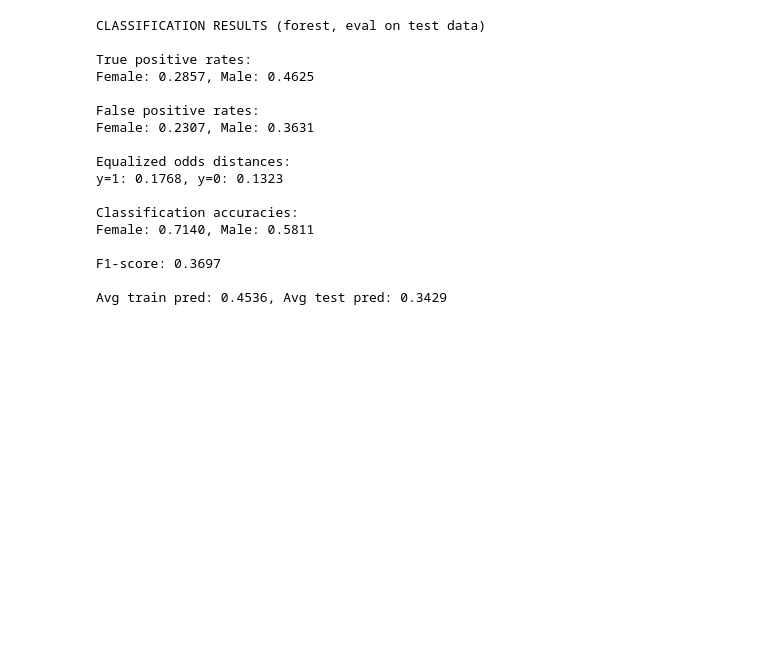
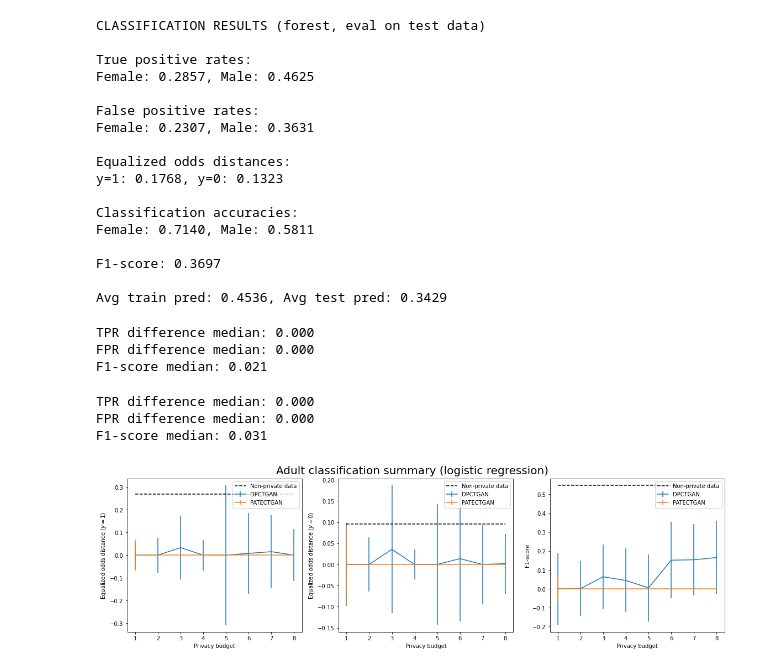
Before and after one commit to kgrabarz/microsoft_capstone_fall_2021, a Jupyter notebook: Code/Pipelines_and_EDA/Adult_Synthetic_Data_Distributions.ipynb, the cells around one changed output. Cells and saved outputs as stored; diff of their text form; code cells hidden in the pictures; blank space fills up the shorter version.

Commit message:
added functions for results generation (table and plots)

```diff
--- a/Code/Pipelines_and_EDA/Adult_Synthetic_Data_Distributions.ipynb
+++ b/Code/Pipelines_and_EDA/Adult_Synthetic_Data_Distributions.ipynb
@@ -432,0 +606,28 @@ Avg train pred: 0.4536, Avg test pred: 0.3429
+# %%
+# Specify list of epsilons
+epsilon_list=[1.0,2.0,3.0,4.0,5.0,6.0,7.0,8.0]
+# %%
+# Plot the table metrics for DPCTGAN with logistic regression
+tpr_diff_median, fpr_diff_median, f1_score_median = get_adult_table_metrics("DPCTGAN", epsilon_list=epsilon_list, nreps=10, classifier="logistic", test_df=non_priv_test)
+print(f"TPR difference median: {tpr_diff_median:.3f}")
+print(f"FPR difference median: {fpr_diff_median:.3f}")
+print(f"F1-score median: {f1_score_median:.3f}")
+# %% [output]
+TPR difference median: 0.000
+FPR difference median: 0.000
+F1-score median: 0.021
+# %%
+# Plot the table metrics for DPCTGAN with logistic regression
+tpr_diff_median, fpr_diff_median, f1_score_median = get_adult_table_metrics("DPCTGAN", epsilon_list=epsilon_list, nreps=10, classifier="forest", test_df=non_priv_test)
+print(f"TPR difference median: {tpr_diff_median:.3f}")
+print(f"FPR difference median: {fpr_diff_median:.3f}")
+print(f"F1-score median: {f1_score_median:.3f}")
+# %% [output]
+TPR difference median: 0.000
+FPR difference median: 0.000
+F1-score median: 0.031
+# %%
+# Plot classification summary for logistic regression
+get_adult_epsilon_plots(["DPCTGAN", "PATECTGAN"], epsilon_list=epsilon_list, nreps=10, classifier="logistic", test_df=non_priv_test, non_priv_results=True)
+# %% [output]
+[figure, added]
```
Also changed, not shown: parts of 5 cells of this notebook.
